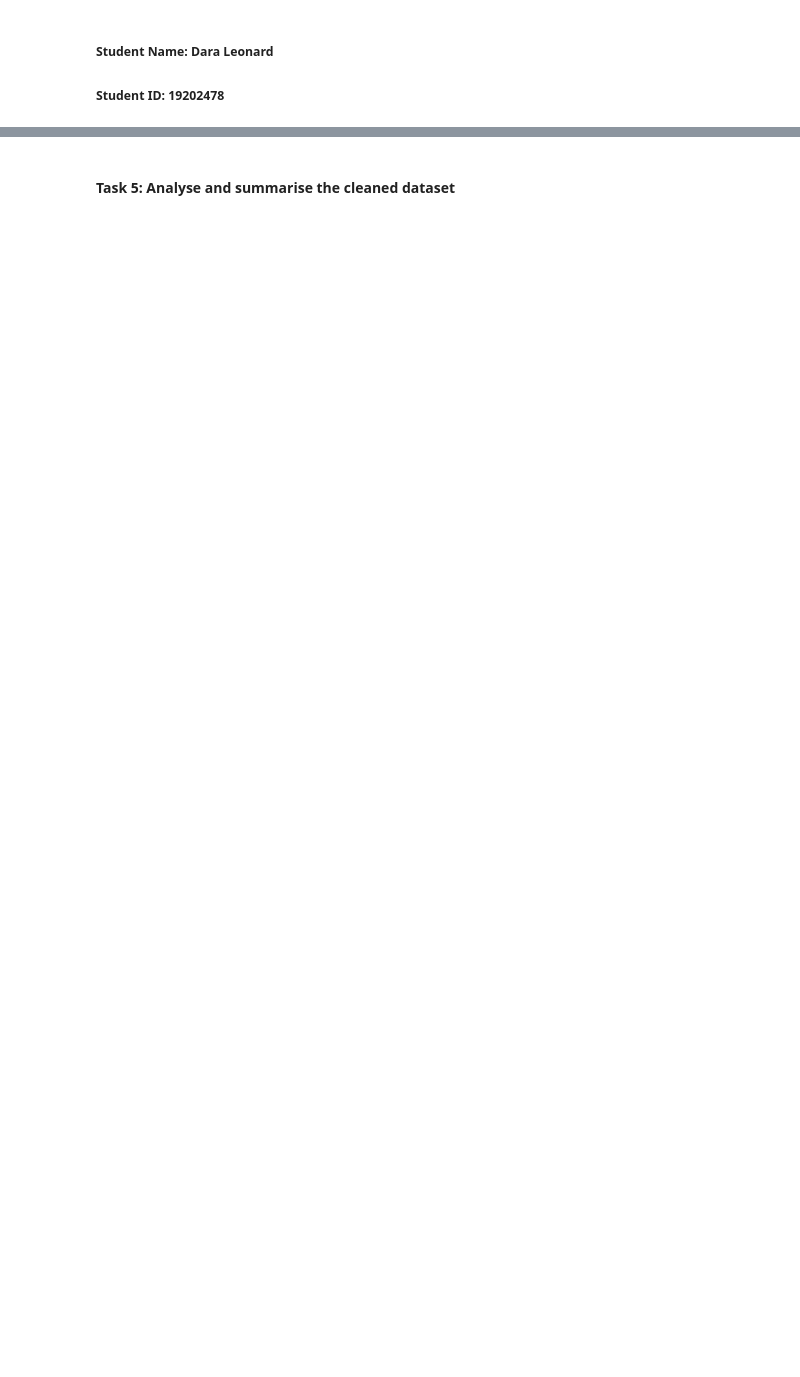
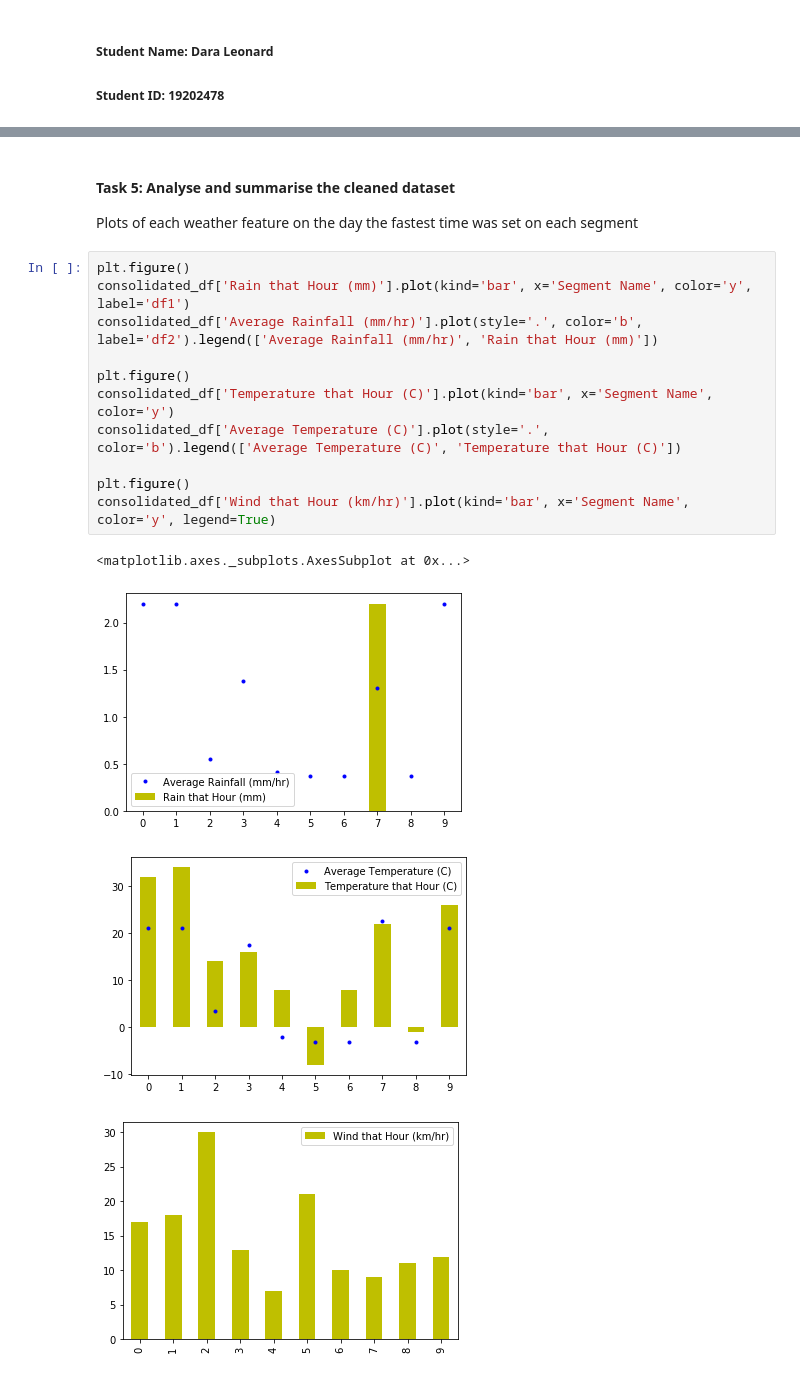
Before and after one commit to DaraLeonard/COMP47670-assignment1, a Jupyter notebook: COMP47670 Assignment 1 - Data Collection & Preparation.ipynb, the cells around one changed output, grey strips where cells are left out. Drawn from its saved outputs; the diff is of its cells as text; blank space fills up the shorter version.

Commit message:
- Ploject cleanup - Added m/s plots

```diff
--- a/COMP47670 Assignment 1 - Data Collection & Preparation.ipynb
+++ b/COMP47670 Assignment 1 - Data Collection & Preparation.ipynb
@@ -195,2 +231,21 @@ consolidated_df.plot(kind='bar', x='Segment Name', y='Temperature that Hour (C)'
 # %% [markdown]
 #### Task 5: Analyse and summarise the cleaned dataset
+
+
+Plots of each weather feature on the day the fastest time was set on each segment
+# %%
+plt.figure()
+consolidated_df['Rain that Hour (mm)'].plot(kind='bar', x='Segment Name', color='y', label='df1')
+consolidated_df['Average Rainfall (mm/hr)'].plot(style='.', color='b', label='df2').legend(['Average Rainfall (mm/hr)', 'Rain that Hour (mm)'])
+
+plt.figure()
+consolidated_df['Temperature that Hour (C)'].plot(kind='bar', x='Segment Name', color='y')
+consolidated_df['Average Temperature (C)'].plot(style='.', color='b').legend(['Average Temperature (C)', 'Temperature that Hour (C)'])
+
+plt.figure()
+consolidated_df['Wind that Hour (km/hr)'].plot(kind='bar', x='Segment Name', color='y', legend=True)
+# %% [output]
+<matplotlib.axes._subplots.AxesSubplot at 0x...>
+[figure, added]
+[figure, added]
+[figure, added]
```
Also changed, not shown: parts of 19 cells of this notebook, 5 other files.
